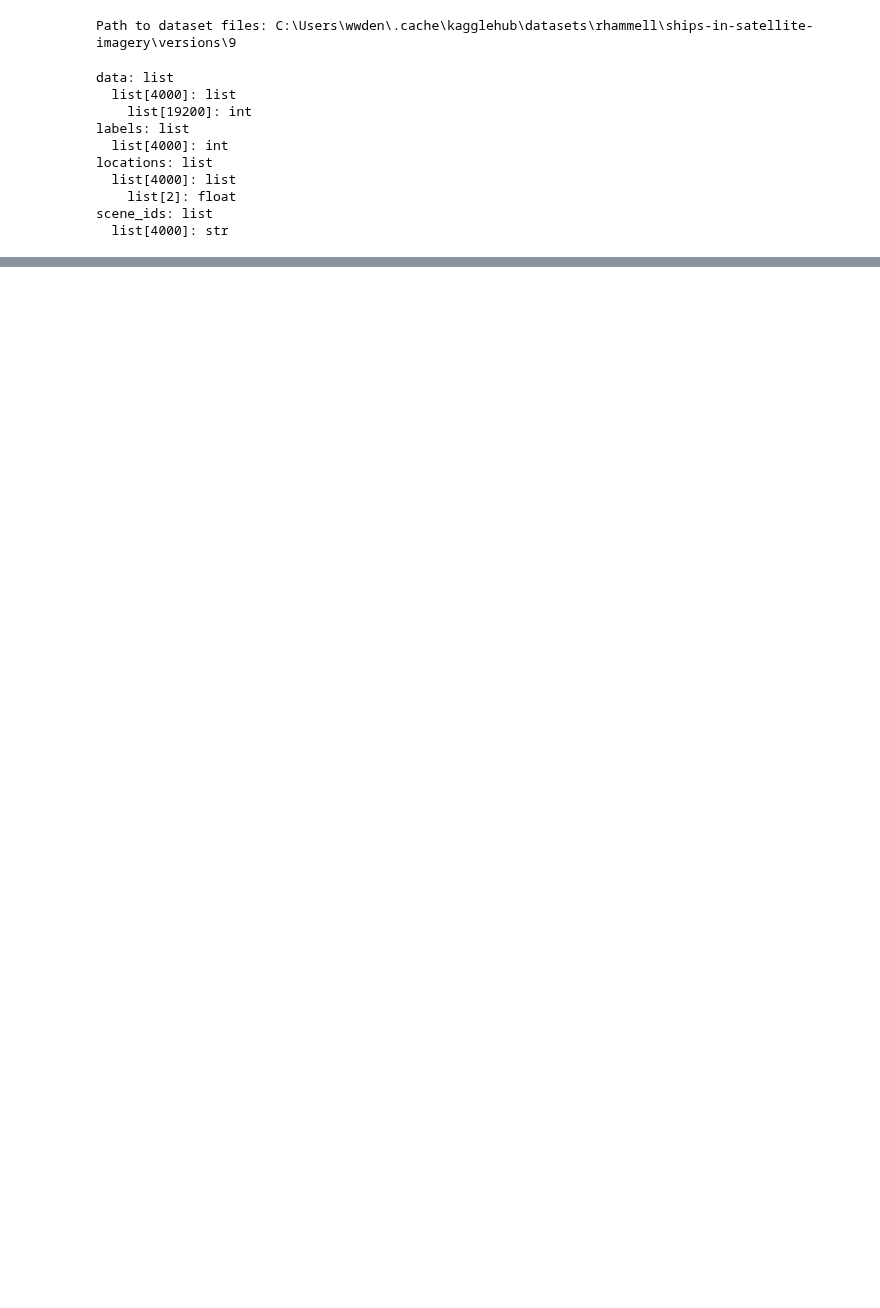
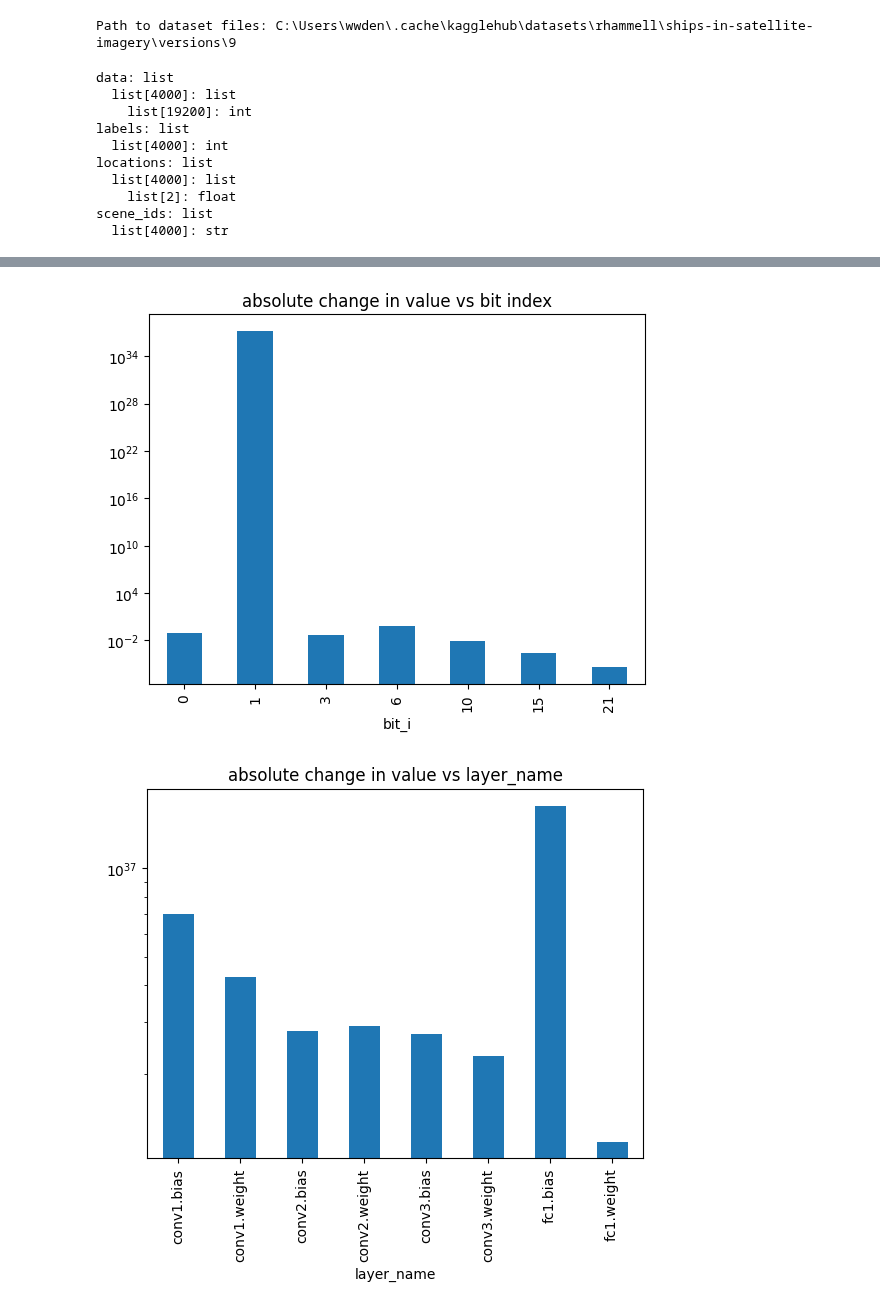
Before and after one commit to wd7512/seu-injection-framework, a Jupyter notebook: Research/shipsnet.ipynb, the cells around one changed output, grey strips where cells are left out. Saved outputs shown, nothing was run; the diff lists cells and outputs as text; code cells hidden in the pictures; blank space fills up the shorter version.

```diff
--- a/Research/shipsnet.ipynb
+++ b/Research/shipsnet.ipynb
@@ -183,4 +183,8 @@ Test Accuracy: 97.50%
 # %%
 from framework.attack import Injector
+from framework.criterion import multiclass_classification_accuracy
 
-inj = Injector(model, X_test, y_test)
+pred = model(X_test.to(device))
+
+baseline = multiclass_classification_accuracy(y_test.cpu().detach().numpy(), pred.cpu().detach().numpy())
+baseline
@@ -187,3 +193,18 @@ inj = Injector(model, X_test, y_test)
 # %%
-train_loader.dataset.indices
+crit = lambda a,b : multiclass_classification_accuracy(a.cpu().detach().numpy(), b.cpu().detach().numpy())
+
+inj = Injector(model, X_test, y_test, crit, "cuda")
+
+import pandas as pd
+df = pd.DataFrame()
+for bit in [0,1,3,6,10,15,21]:
+    print(bit)
+
+    results = inj.run_stochastic_seu(bit,0.5)
+
+    res = pd.DataFrame(results)
+    res["bit_i"] = bit
+    df = pd.concat([df, res])
+
+df
 # %% [output]
@@ -206,0 +233,18 @@ train_loader.dataset.indices
+# %%
+df["value_delta"] = abs(df["value_before"] - df["value_after"])
+df["acc_delta"] = baseline - df["criterion_score"]
+df.describe()
+
+df.groupby("bit_i")["value_delta"].mean().plot(kind = "bar", title = "absolute change in value vs bit index")
+plt.yscale("log")
+plt.show()
+
+df.groupby("layer_name")["value_delta"].mean().plot(kind = "bar", title = "absolute change in value vs layer_name")
+plt.yscale("log")
+plt.show()
+
+df.groupby("layer_name")["acc_delta"].mean().plot(kind = "bar", title = "acc_delta vs layer_name")
+plt.show()
+# %% [output]
+[figure, added]
+[figure, added]
```
Also changed, not shown: parts of 5 cells of this notebook, 1 other file.
